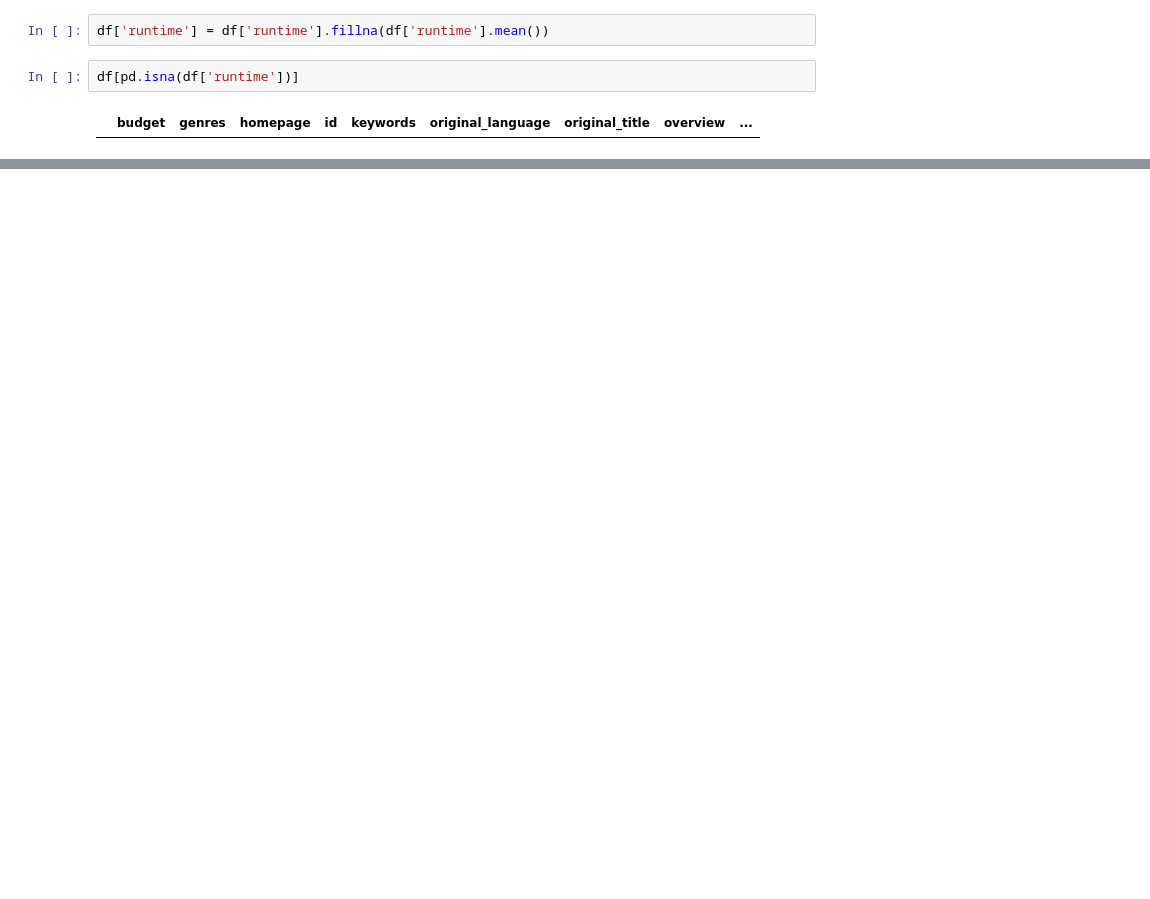
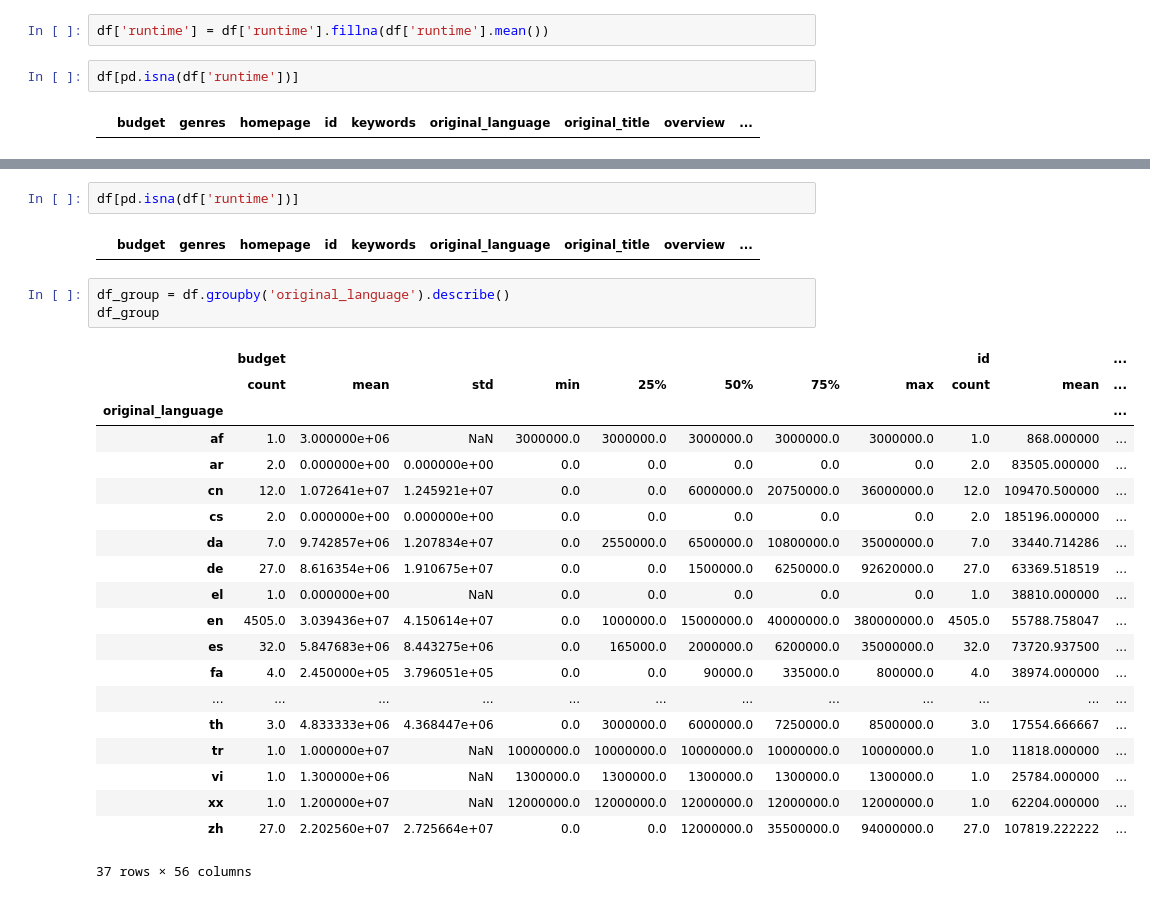
Before and after one commit to takuya178/DS-python, a Jupyter notebook: practice.ipynb, the cells around one changed output, grey strips where cells are left out. Drawn from its saved outputs; the diff is of its cells as text; blank space fills up the shorter version.

```diff
--- a/practice.ipynb
+++ b/practice.ipynb
@@ -278,0 +310,28 @@ df[pd.isna(df['runtime'])]
+# %%
+df[pd.isna(df['runtime'])]
+# %% [output]
+|  | budget | genres | homepage | id | keywords | original_language | original_title | overview | ... |
+# %%
+df_group = df.groupby('original_language').describe()
+df_group
+# %% [output]
+|  | budget |  |  |  |  |  |  |  | id |  | ... |
+|  | count | mean | std | min | 25% | 50% | 75% | max | count | mean | ... |
+| original_language |  |  |  |  |  |  |  |  |  |  | ... |
+| af | 1.0 | 3.000000e+06 | NaN | 3000000.0 | 3000000.0 | 3000000.0 | 3000000.0 | 3000000.0 | 1.0 | 868.000000 | ... |
+| ar | 2.0 | 0.000000e+00 | 0.000000e+00 | 0.0 | 0.0 | 0.0 | 0.0 | 0.0 | 2.0 | 83505.000000 | ... |
+| cn | 12.0 | 1.072641e+07 | 1.245921e+07 | 0.0 | 0.0 | 6000000.0 | 20750000.0 | 36000000.0 | 12.0 | 109470.500000 | ... |
+| cs | 2.0 | 0.000000e+00 | 0.000000e+00 | 0.0 | 0.0 | 0.0 | 0.0 | 0.0 | 2.0 | 185196.000000 | ... |
+| da | 7.0 | 9.742857e+06 | 1.207834e+07 | 0.0 | 2550000.0 | 6500000.0 | 10800000.0 | 35000000.0 | 7.0 | 33440.714286 | ... |
+| de | 27.0 | 8.616354e+06 | 1.910675e+07 | 0.0 | 0.0 | 1500000.0 | 6250000.0 | 92620000.0 | 27.0 | 63369.518519 | ... |
+| el | 1.0 | 0.000000e+00 | NaN | 0.0 | 0.0 | 0.0 | 0.0 | 0.0 | 1.0 | 38810.000000 | ... |
+| en | 4505.0 | 3.039436e+07 | 4.150614e+07 | 0.0 | 1000000.0 | 15000000.0 | 40000000.0 | 380000000.0 | 4505.0 | 55788.758047 | ... |
+| es | 32.0 | 5.847683e+06 | 8.443275e+06 | 0.0 | 165000.0 | 2000000.0 | 6200000.0 | 35000000.0 | 32.0 | 73720.937500 | ... |
+| fa | 4.0 | 2.450000e+05 | 3.796051e+05 | 0.0 | 0.0 | 90000.0 | 335000.0 | 800000.0 | 4.0 | 38974.000000 | ... |
+| ... | ... | ... | ... | ... | ... | ... | ... | ... | ... | ... | ... |
+| th | 3.0 | 4.833333e+06 | 4.368447e+06 | 0.0 | 3000000.0 | 6000000.0 | 7250000.0 | 8500000.0 | 3.0 | 17554.666667 | ... |
+| tr | 1.0 | 1.000000e+07 | NaN | 10000000.0 | 10000000.0 | 10000000.0 | 10000000.0 | 10000000.0 | 1.0 | 11818.000000 | ... |
+| vi | 1.0 | 1.300000e+06 | NaN | 1300000.0 | 1300000.0 | 1300000.0 | 1300000.0 | 1300000.0 | 1.0 | 25784.000000 | ... |
+| xx | 1.0 | 1.200000e+07 | NaN | 12000000.0 | 12000000.0 | 12000000.0 | 12000000.0 | 12000000.0 | 1.0 | 62204.000000 | ... |
+| zh | 27.0 | 2.202560e+07 | 2.725664e+07 | 0.0 | 0.0 | 12000000.0 | 35500000.0 | 94000000.0 | 27.0 | 107819.222222 | ... |
+37 rows × 56 columns
```
Also changed, not shown: parts of 7 cells of this notebook, 2 other files.
